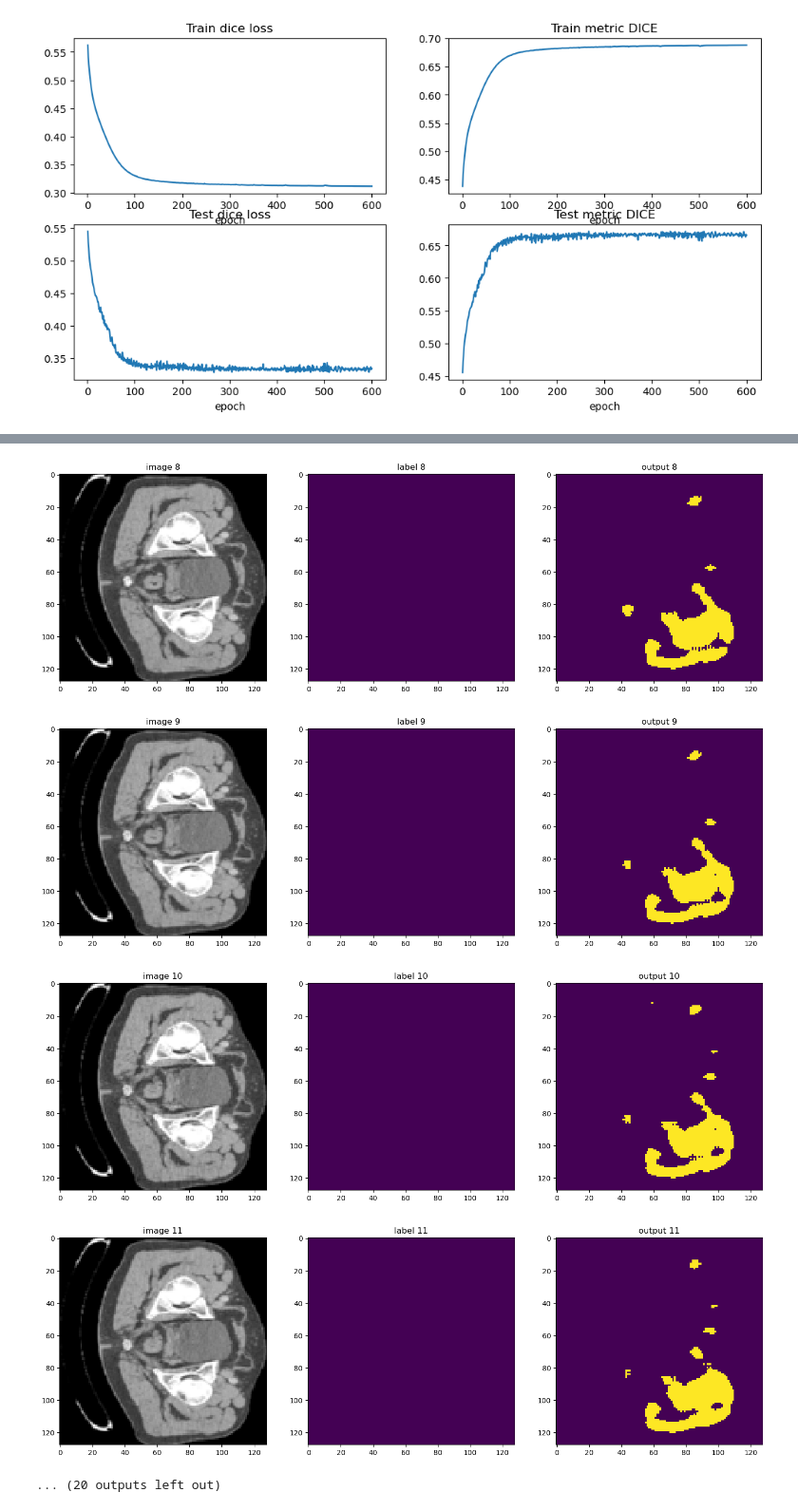
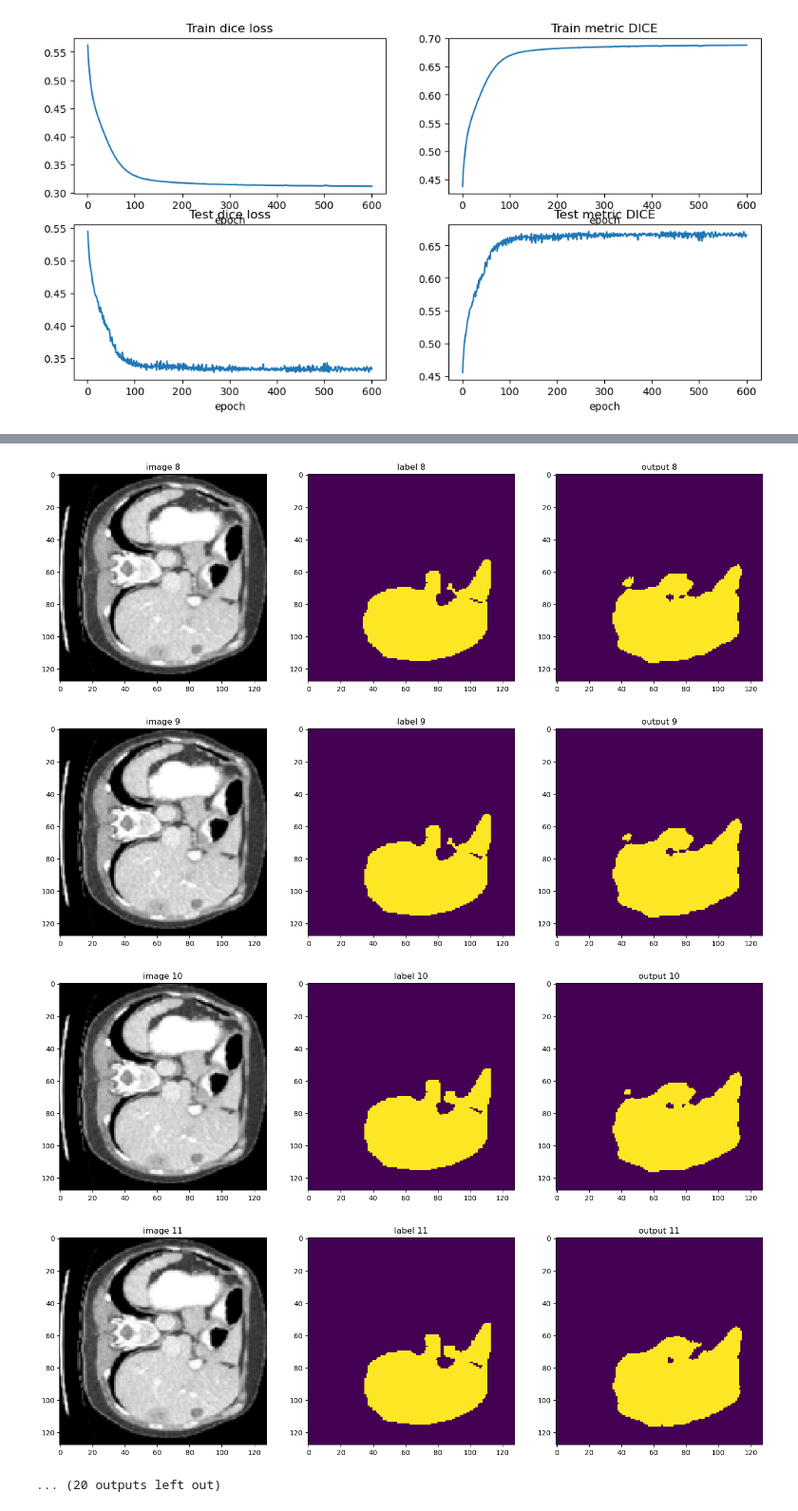
Before and after one commit to mushroonhead/eecs545_medImageSeg, a Jupyter notebook: testing.ipynb, the cells around one changed output, grey strips where cells are left out. Shown at 95% size. Saved outputs shown, nothing was run; the diff lists cells and outputs as text; code cells hidden in the pictures.

```diff
--- a/testing.ipynb
+++ b/testing.ipynb
@@ -75,7 +75,7 @@ path_test_segmentation = sorted(glob(os.path.join(in_dir, "TestSegmentation", "*
 
 train_files = [{"vol": image_name, "seg": label_name} for image_name, label_name in zip(path_train_volumes, path_train_segmentation)]
 test_files = [{"vol": image_name, "seg": label_name} for image_name, label_name in zip(path_test_volumes, path_test_segmentation)]
-test_files = test_files[0:9]
+test_files = test_files[11:12]
 # %%
 test_transforms = Compose(
     [
@@ -138,7 +138,7 @@ with torch.no_grad():
     test_outputs = sigmoid_activation(test_outputs)
     test_outputs = test_outputs > 0.53
 
-    for i in range(64, 70):
+    for i in range(32):
         # plot the slice [:, :, 80]
         plt.figure("check", (18, 6))
         plt.subplot(1, 3, 1)
@@ -163,5 +163,5 @@ with torch.no_grad():
-[figure, old version]
+[figure, new version]
-[figure, old version]
+[figure, new version]
-[figure, old version]
+[figure, new version]
-[figure, old version]
+[figure, new version]
 ... (20 outputs left out)
```
Also changed, not shown: parts of 1 cell of this notebook, 1 other file.
